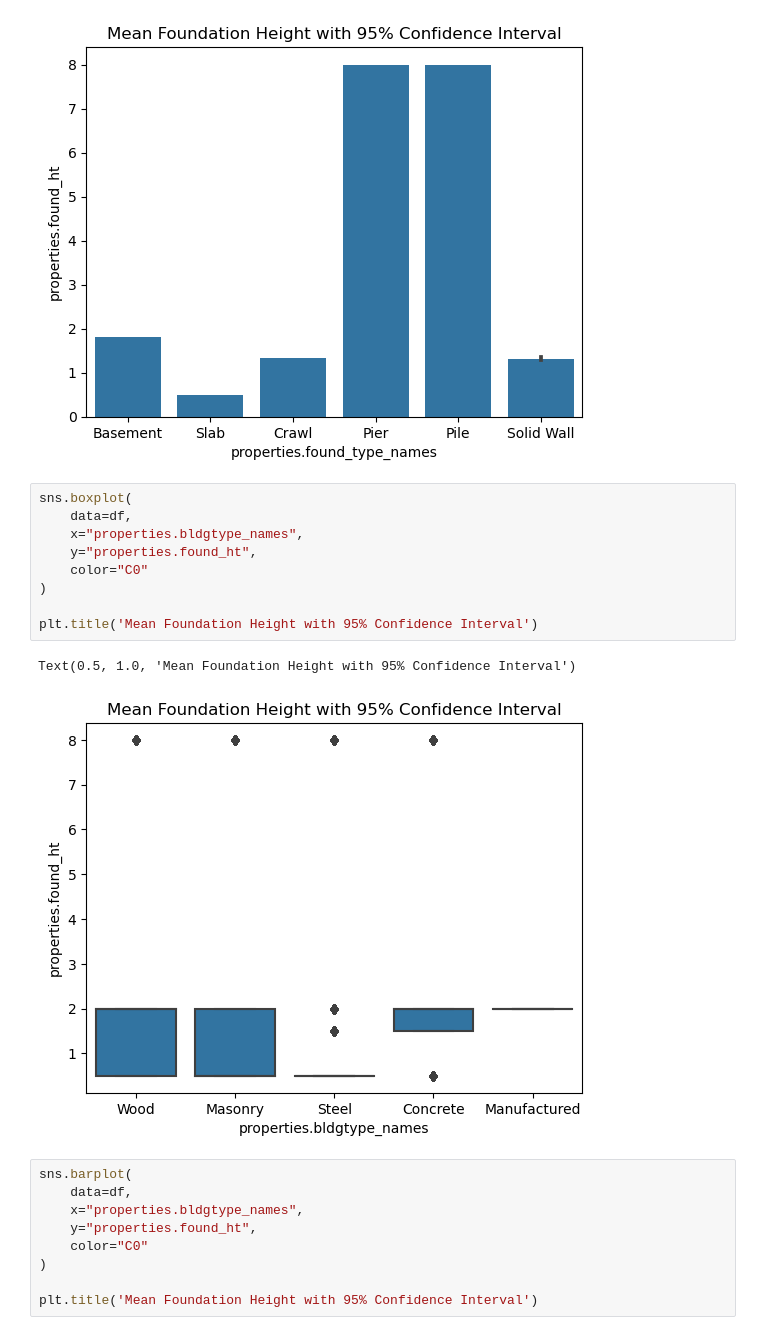
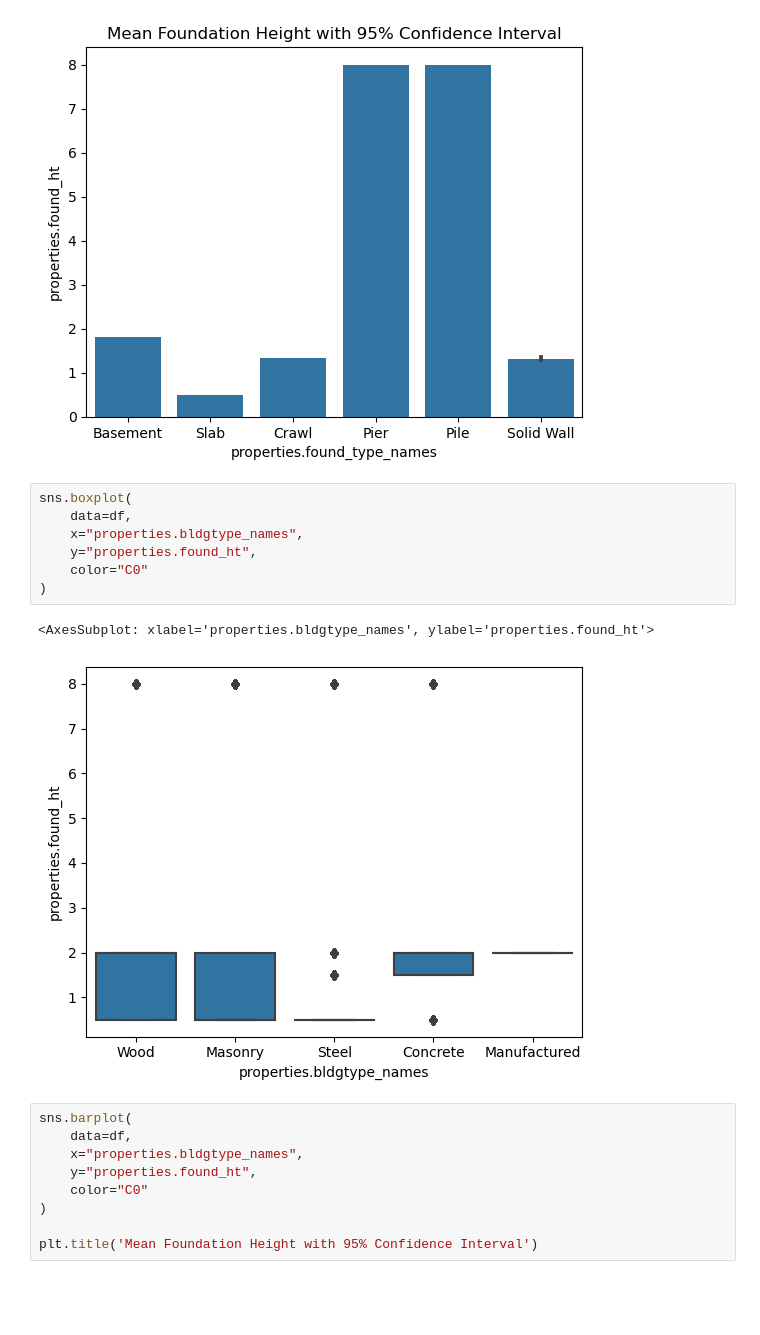
Before and after one commit to mebauer/national-structure-inventory-examples, a Jupyter notebook: analysis-examples.ipynb, the cells around one changed output. Drawn from its saved outputs; the diff is of its cells as text; blank space fills up the shorter version.

```diff
--- a/analysis-examples.ipynb
+++ b/analysis-examples.ipynb
@@ -806,15 +806,13 @@ Text(0.5, 1.0, 'Mean Foundation Height with 95% Confidence Interval')
 # %%
 sns.boxplot(
     data=df,
     x="properties.bldgtype_names",
     y="properties.found_ht",
     color="C0"
 )
-
-plt.title('Mean Foundation Height with 95% Confidence Interval')
 # %% [output]
-Text(0.5, 1.0, 'Mean Foundation Height with 95% Confidence Interval')
+<AxesSubplot: xlabel='properties.bldgtype_names', ylabel='properties.found_ht'>
-[figure, old version]
+[figure, new version]
 # %%
 sns.barplot(
     data=df,
```
Also changed, not shown: parts of 5 cells of this notebook, 3 other files.
